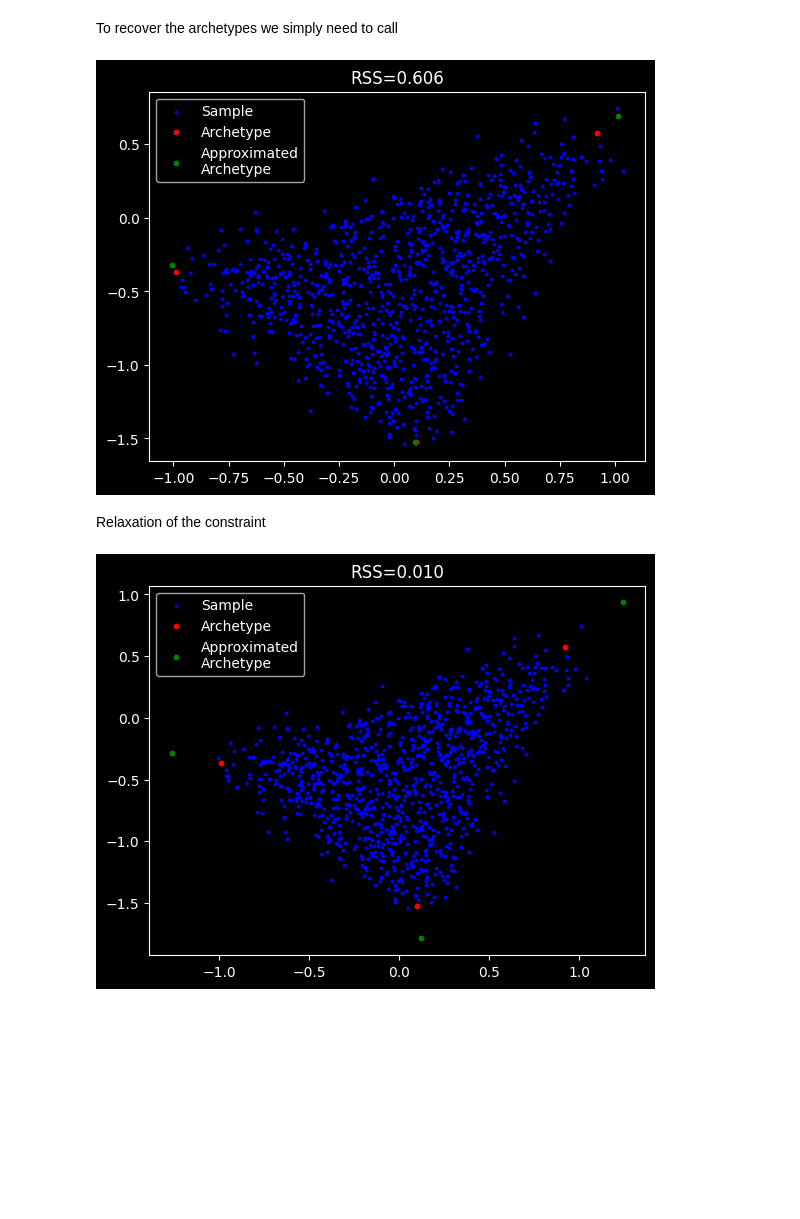
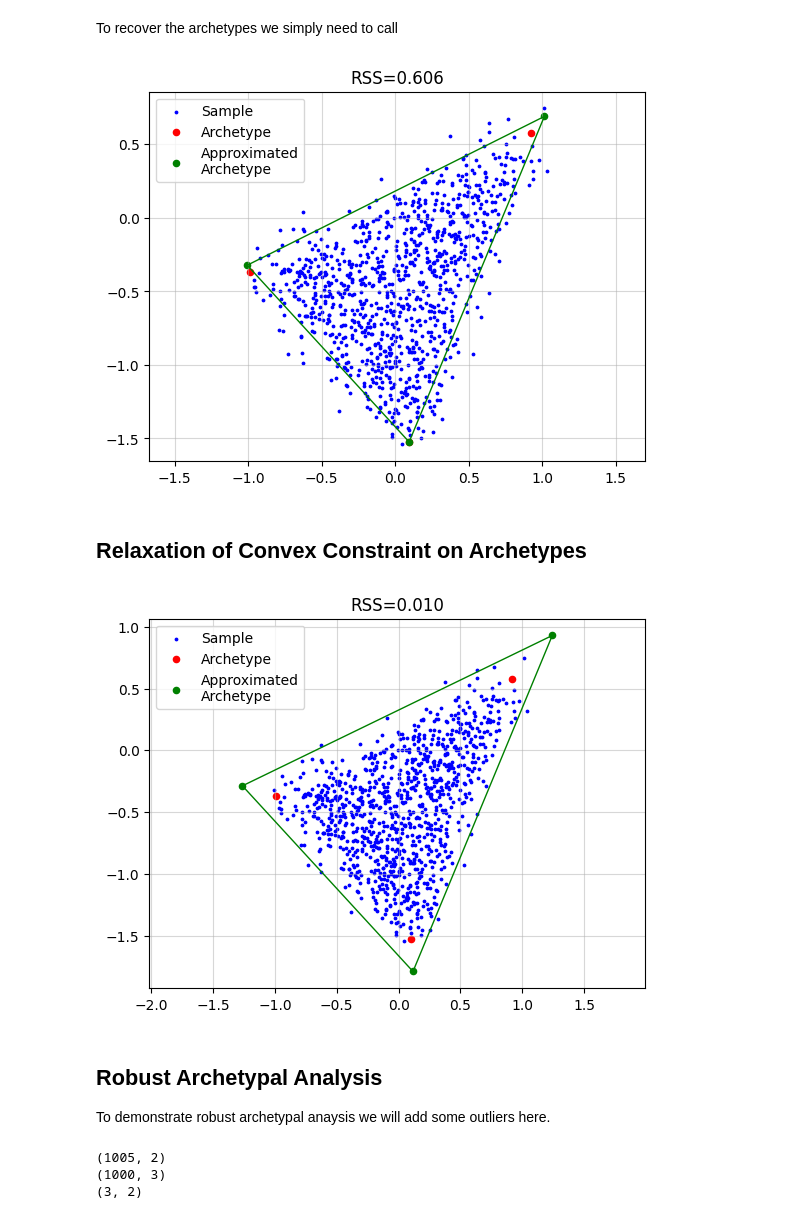
Before and after one commit to saezlab/ParTIpy, a Jupyter notebook: docs/notebooks/archetypal_analysis.ipynb, the cells around one changed output. Cells and saved outputs as stored; diff of their text form; code cells hidden in the pictures; blank space fills up the shorter version.

```diff
--- a/docs/notebooks/archetypal_analysis.ipynb
+++ b/docs/notebooks/archetypal_analysis.ipynb
@@ -11,12 +11,9 @@ In this vignette, we present
 # %% [markdown]
 First, we will import some package that we need throughout this vignette.
 # %%
+from datetime import datetime
 import partipy as pt
 import numpy as np
-import pandas as pd
-import plotnine as pn
 import matplotlib.pyplot as plt
-
-plt.style.use("dark_background") # only for development purposes
 # %% [markdown]
 Now, we simulate a dataset to provide an intuitive explanation of archetypal analysis. To make the simulation more realistic, we add noise to each data point by sampling a noise vector from an isotropic Gaussian distribution.
@@ -35,28 +43,55 @@ To recover the archetypes we simply need to call
 # %%
 AA_object = pt.AA(n_archetypes=3)
 AA_object.fit(X)
 Z_hat = AA_object.Z
 
+plt.grid(alpha=0.5)
 plt.scatter(x=X[:, 0], y=X[:, 1], s=3, c="blue", label="Sample")
-plt.scatter(x=Z[:, 0], y=Z[:, 1], s=10, c="red", label="Archetype")
-plt.scatter(x=Z_hat[:, 0], y=Z_hat[:, 1], s=10, c="green", label="Approximated\nArchetype")
+plt.scatter(x=Z[:, 0], y=Z[:, 1], s=20, c="red", label="Archetype")
+plt.scatter(x=Z_hat[:, 0], y=Z_hat[:, 1], s=20, c="green", label="Approximated\nArchetype")
+Z_loop = np.vstack([Z_hat, Z_hat[0]])
+plt.plot(Z_loop[:, 0], Z_loop[:, 1], c="green", linestyle='-', linewidth=1)
 plt.title(f"RSS={AA_object.RSS:.3f}")
 plt.legend()
+plt.axis("equal")
 plt.show()
 # %% [output]
-[figure, old version]
+[figure, new version]
 # %% [markdown]
-Relaxation of the constraint
+## Relaxation of Convex Constraint on Archetypes
 # %%
 AA_object = pt.AA(n_archetypes=3, delta=0.25)
 AA_object.fit(X)
 Z_hat = AA_object.Z
 
+plt.grid(alpha=0.5)
 plt.scatter(x=X[:, 0], y=X[:, 1], s=3, c="blue", label="Sample")
-plt.scatter(x=Z[:, 0], y=Z[:, 1], s=10, c="red", label="Archetype")
-plt.scatter(x=Z_hat[:, 0], y=Z_hat[:, 1], s=10, c="green", label="Approximated\nArchetype")
+plt.scatter(x=Z[:, 0], y=Z[:, 1], s=20, c="red", label="Archetype")
+plt.scatter(x=Z_hat[:, 0], y=Z_hat[:, 1], s=20, c="green", label="Approximated\nArchetype")
+Z_loop = np.vstack([Z_hat, Z_hat[0]])
+plt.plot(Z_loop[:, 0], Z_loop[:, 1], c="green", linestyle='-', linewidth=1)
 plt.title(f"RSS={AA_object.RSS:.3f}")
 plt.legend()
+plt.axis("equal")
 plt.show()
 # %% [output]
-[figure, old version]
+[figure, new version]
+# %% [markdown]
+## Robust Archetypal Analysis
+
+To demonstrate robust archetypal anaysis we will add some outliers here.
+# %%
+n_outliers = 5
+outlier_mean = np.array([-1.0, 1.5])
+X_wo = np.zeros((X.shape[0]+n_outliers, X.shape[1]))
+X_wo[:X.shape[0], :] = X.copy()
+rng = np.random.default_rng(seed=42)
+X_wo[X.shape[0]:, :] = rng.normal(loc=outlier_mean, scale=(0.1, 0.1), size=(n_outliers, 2))
+
+print(f"{X_wo.shape}")
+print(f"{A.shape}")
+print(f"{Z.shape}")
+# %% [output]
+(1005, 2)
+(1000, 3)
+(3, 2)
```
Also changed, not shown: parts of 16 cells of this notebook, 2 other files.
